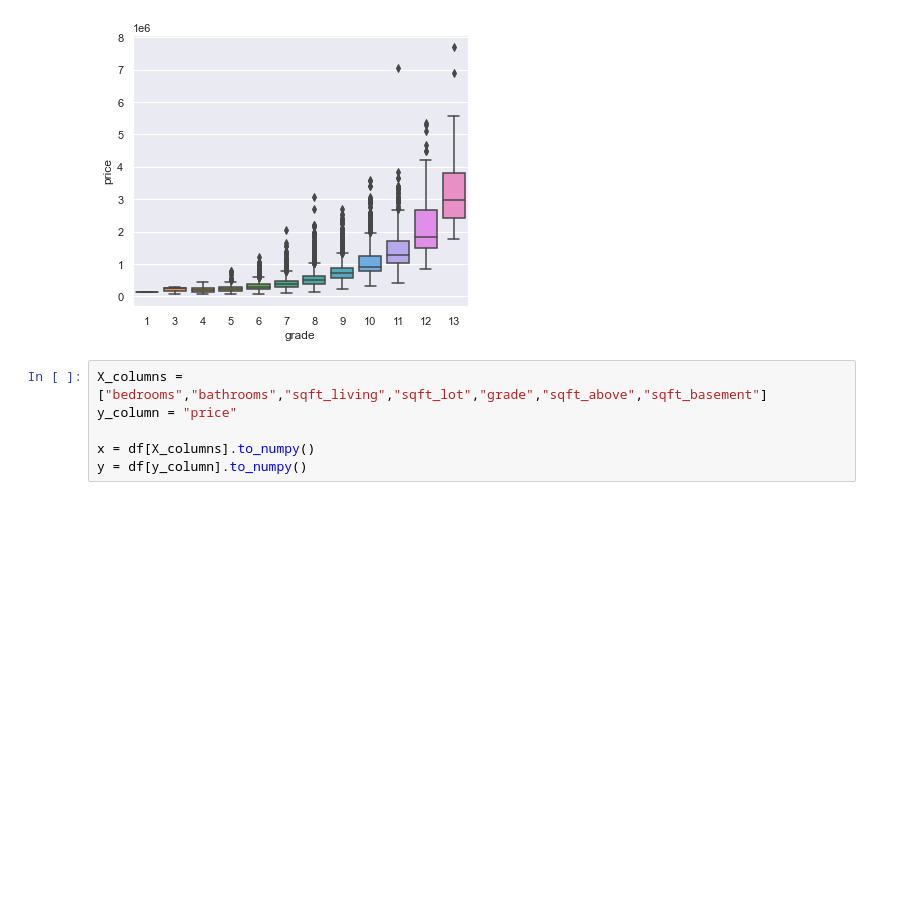
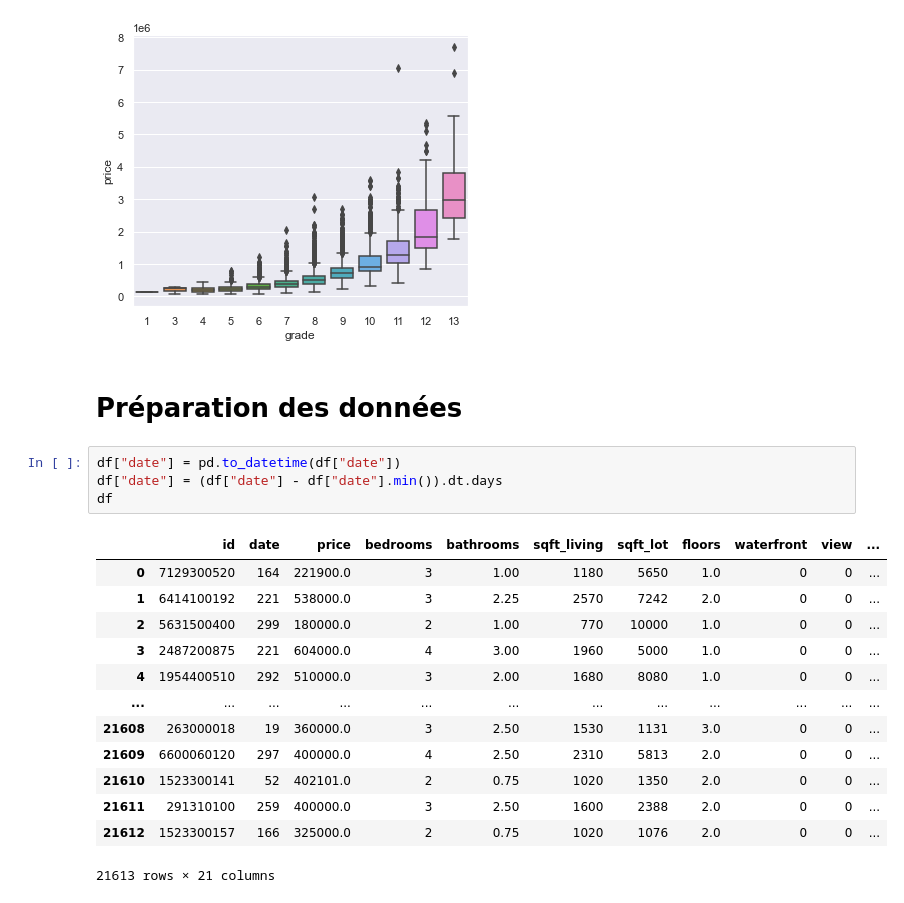
Before and after one commit to RudyBourez/Machine_Learning, a Jupyter notebook: Linear_regression_projet/projet.ipynb, the cells around one changed output. Drawn from its saved outputs; the diff is of its cells as text; blank space fills up the shorter version.

```diff
--- a/Linear_regression_projet/projet.ipynb
+++ b/Linear_regression_projet/projet.ipynb
@@ -56,9 +57,23 @@ sns.boxplot(data=df,x="grade",y="price")
 sns.set(rc={'figure.figsize':(6,5)})
 # %% [output]
 [figure]
-# %%
-X_columns = ["bedrooms","bathrooms","sqft_living","sqft_lot","grade","sqft_above","sqft_basement"]
-y_column = "price"
-
-x = df[X_columns].to_numpy()
-y = df[y_column].to_numpy()
+# %% [markdown]
+# Préparation des données
+# %%
+df["date"] = pd.to_datetime(df["date"])
+df["date"] = (df["date"] - df["date"].min()).dt.days
+df
+# %% [output]
+|  | id | date | price | bedrooms | bathrooms | sqft_living | sqft_lot | floors | waterfront | view | ... |
+| 0 | 7129300520 | 164 | 221900.0 | 3 | 1.00 | 1180 | 5650 | 1.0 | 0 | 0 | ... |
+| 1 | 6414100192 | 221 | 538000.0 | 3 | 2.25 | 2570 | 7242 | 2.0 | 0 | 0 | ... |
+| 2 | 5631500400 | 299 | 180000.0 | 2 | 1.00 | 770 | 10000 | 1.0 | 0 | 0 | ... |
+| 3 | 2487200875 | 221 | 604000.0 | 4 | 3.00 | 1960 | 5000 | 1.0 | 0 | 0 | ... |
+| 4 | 1954400510 | 292 | 510000.0 | 3 | 2.00 | 1680 | 8080 | 1.0 | 0 | 0 | ... |
+| ... | ... | ... | ... | ... | ... | ... | ... | ... | ... | ... | ... |
+| 21608 | 263000018 | 19 | 360000.0 | 3 | 2.50 | 1530 | 1131 | 3.0 | 0 | 0 | ... |
+| 21609 | 6600060120 | 297 | 400000.0 | 4 | 2.50 | 2310 | 5813 | 2.0 | 0 | 0 | ... |
+| 21610 | 1523300141 | 52 | 402101.0 | 2 | 0.75 | 1020 | 1350 | 2.0 | 0 | 0 | ... |
+| 21611 | 291310100 | 259 | 400000.0 | 3 | 2.50 | 1600 | 2388 | 2.0 | 0 | 0 | ... |
+| 21612 | 1523300157 | 166 | 325000.0 | 2 | 0.75 | 1020 | 1076 | 2.0 | 0 | 0 | ... |
+21613 rows × 21 columns
```
Also changed, not shown: parts of 11 cells of this notebook, 1 other file.
